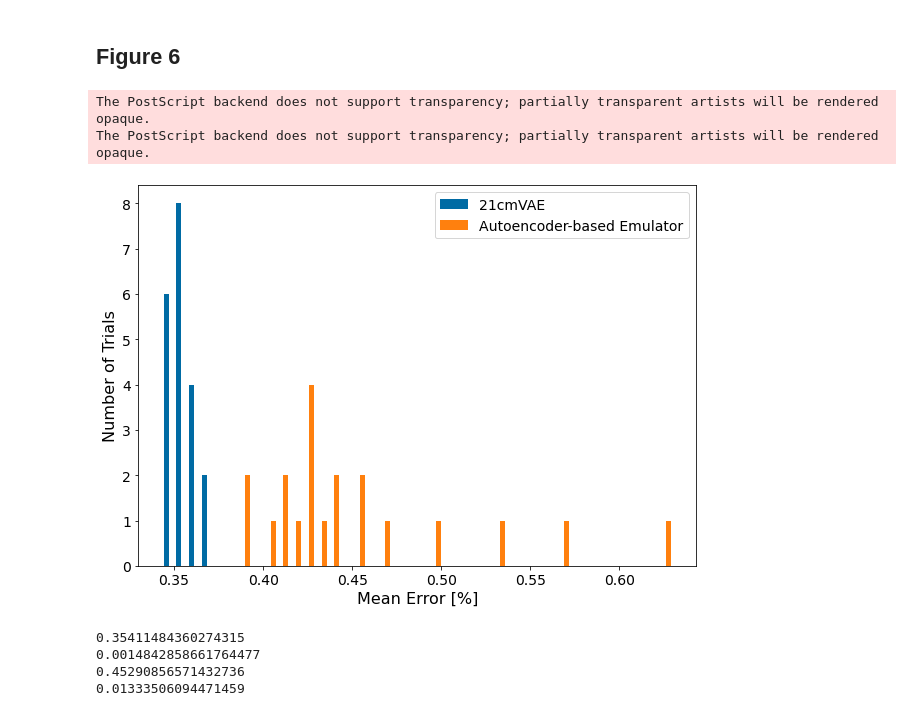
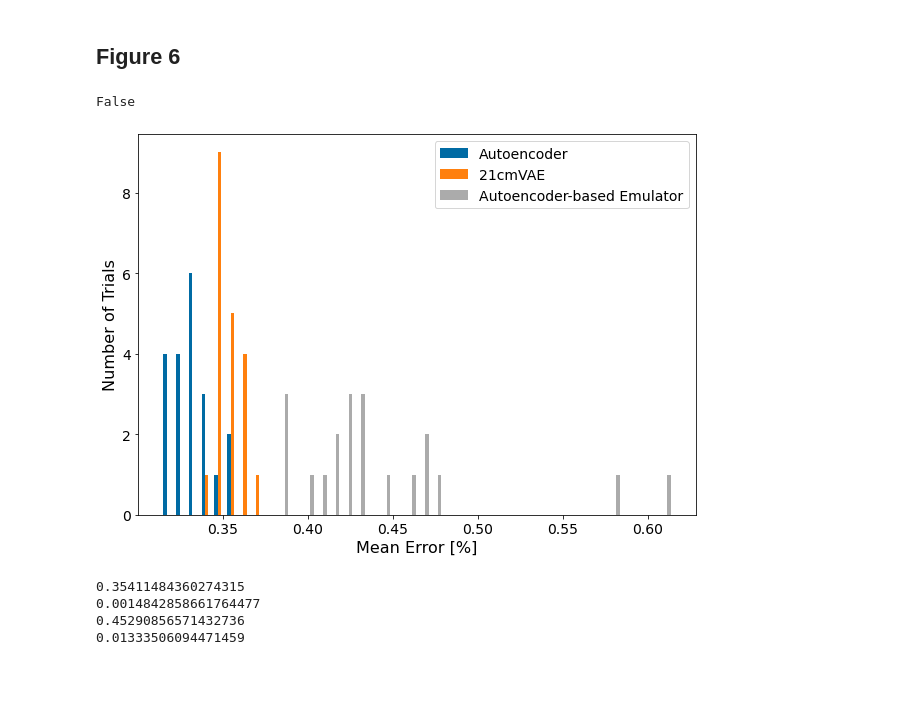
Before and after one commit to christianhbye/21cmVAE, a Jupyter notebook: RESULTS/Figures_Tables.ipynb, the cells around one changed output. Drawn from its saved outputs; the diff is of its cells as text; code cells hidden in the pictures; blank space fills up the shorter version.

```diff
--- a/RESULTS/Figures_Tables.ipynb
+++ b/RESULTS/Figures_Tables.ipynb
@@ -352,27 +355,35 @@ print(rms_all)
 ## Figure 6
 # %%
 em_dist = np.load('nov8_manyems.npy') * 100
-ae_em_dist = np.load('nov8_manyaeems.npy') * 100
+#ae_em_dist = np.load('nov8_manyaeems.npy') * 100
+ae_em_dist = np.load('ae_res_nov9/emerr.npy') * 100
+ae_dist = np.load('ae_res_nov9/aeerr.npy') * 100
+
 
 mean_em = np.mean(em_dist, axis=1)
 mean_ae_em = np.mean(ae_em_dist, axis=1)
+mean_ae = np.mean(ae_dist, axis=1)
 
 median_em = np.median(em_dist, axis=1)
 median_ae_em = np.median(ae_em_dist, axis=1)
+median_ae = np.median(ae_dist, axis=1)
+# %%
+np.allclose(ae_em_dist, ae_dist)
+# %% [output]
+False
 # %%
+style.use('tableau-colorblind10')
 plt.figure(figsize=(10, 7))
-plt.hist([mean_em, mean_ae_em], label=['21cmVAE', 'Autoencoder-based Emulator'], bins=40)
+plt.hist([mean_ae, mean_em, mean_ae_em], label=['Autoencoder', '21cmVAE', 'Autoencoder-based Emulator'], bins=40)
 plt.legend(fontsize=14)
 plt.xlabel('Mean Error [%]', fontsize=16)
 plt.ylabel('Number of Trials', fontsize=16)
 plt.xticks(fontsize=14)
 plt.yticks(fontsize=14)
-plt.savefig('PLOTS/error_distribution.eps')
+#plt.savefig('PLOTS/error_distribution.eps')
 plt.show()
 # %% [output]
-The PostScript backend does not support transparency; partially transparent artists will be rendered opaque.
-The PostScript backend does not support transparency; partially transparent artists will be rendered opaque.
-[figure, old version]
+[figure, new version]
 # %%
 print(np.mean(mean_em))
 print(np.std(mean_em)/np.sqrt(20))
```
Also changed, not shown: parts of 1 cell of this notebook, 27 other files.
